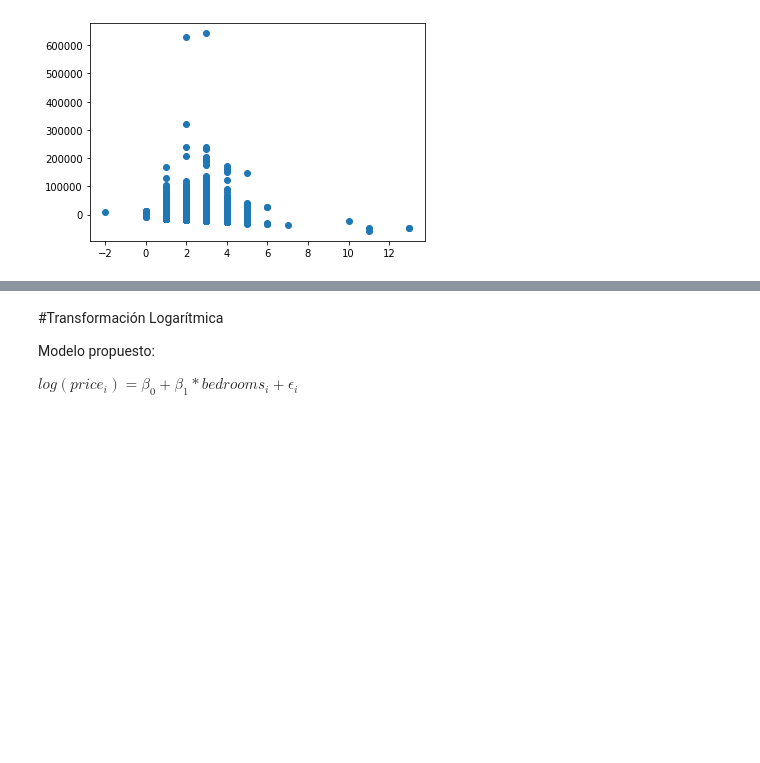
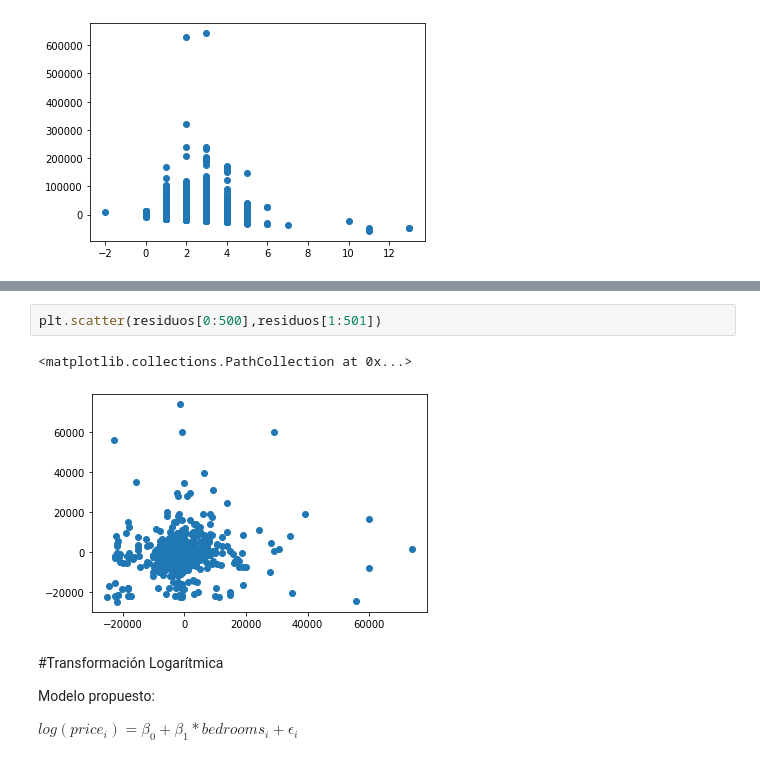
Before and after one commit to rpasquini/metodos_cuantitativos, a Jupyter notebook: OLS_3_Transformaciones_Dummies_RegMultiple.ipynb, the cells around one changed output, grey strips where cells are left out. Cells and saved outputs as stored; diff of their text form; blank space fills up the shorter version.

```diff
--- a/OLS_3_Transformaciones_Dummies_RegMultiple.ipynb
+++ b/OLS_3_Transformaciones_Dummies_RegMultiple.ipynb
@@ -138,3 +159,8 @@ plt.scatter(datos.bedrooms,residuos)
+# %%
+plt.scatter(residuos[0:500],residuos[1:501])
+# %% [output]
+<matplotlib.collections.PathCollection at 0x...>
+[figure, added]
 # %% [markdown]
 #Transformación Logarítmica
 
```
Also changed, not shown: parts of 8 cells of this notebook.
